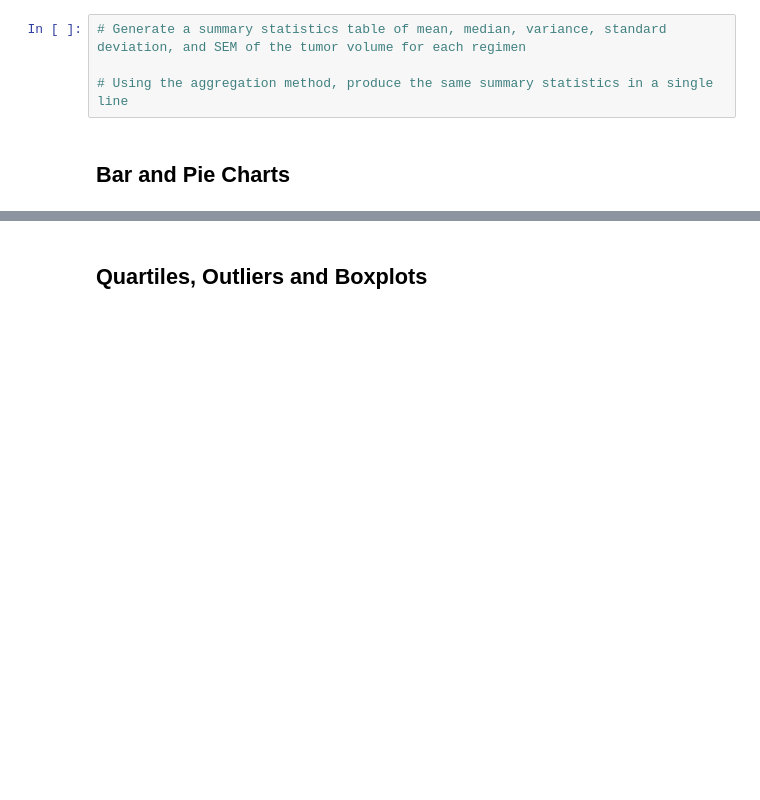
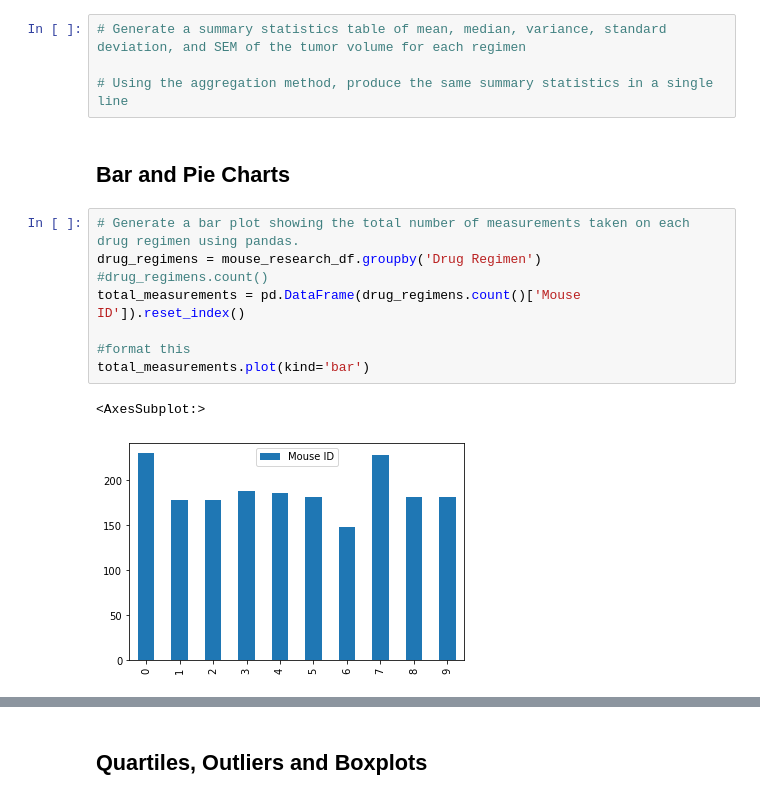
Before and after one commit to knorman123/matplotlib-challenge, a Jupyter notebook: Pymaceuticals/pymaceuticals_starter.ipynb, the cells around one changed output, grey strips where cells are left out. Drawn from its saved outputs; the diff is of its cells as text; blank space fills up the shorter version.

```diff
--- a/Pymaceuticals/pymaceuticals_starter.ipynb
+++ b/Pymaceuticals/pymaceuticals_starter.ipynb
@@ -109,4 +109,15 @@ mean_tumor_volume = mouse_research_df.groupby
 # Using the aggregation method, produce the same summary statistics in a single line
 # %% [markdown]
 ## Bar and Pie Charts
+# %%
+# Generate a bar plot showing the total number of measurements taken on each drug regimen using pandas.
+drug_regimens = mouse_research_df.groupby('Drug Regimen')
+#drug_regimens.count()
+total_measurements = pd.DataFrame(drug_regimens.count()['Mouse ID']).reset_index()
+
+#format this
+total_measurements.plot(kind='bar')
+# %% [output]
+<AxesSubplot:>
+[figure, added]
 # %%
```
Also changed, not shown: parts of 5 cells of this notebook.
